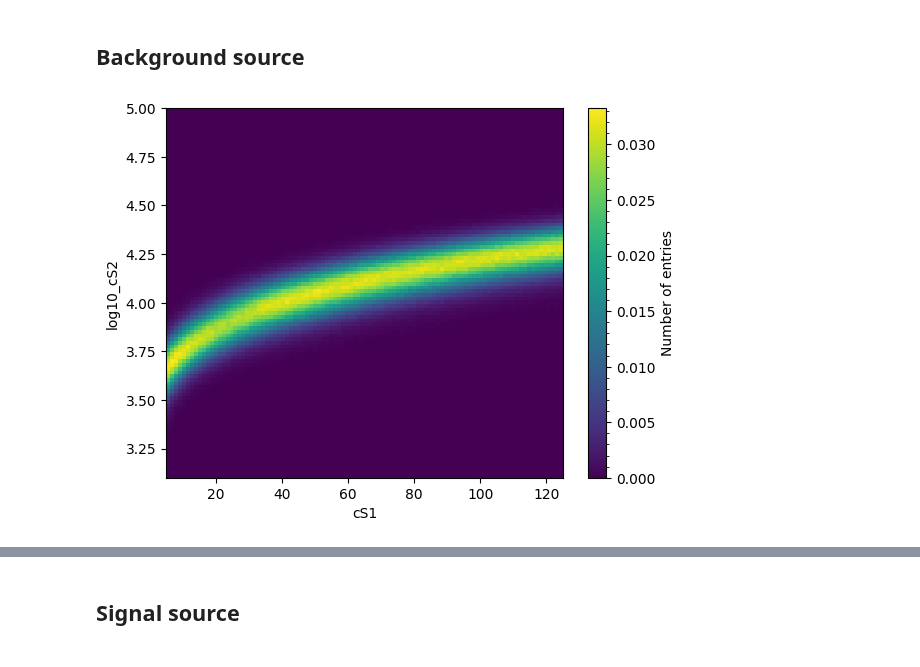
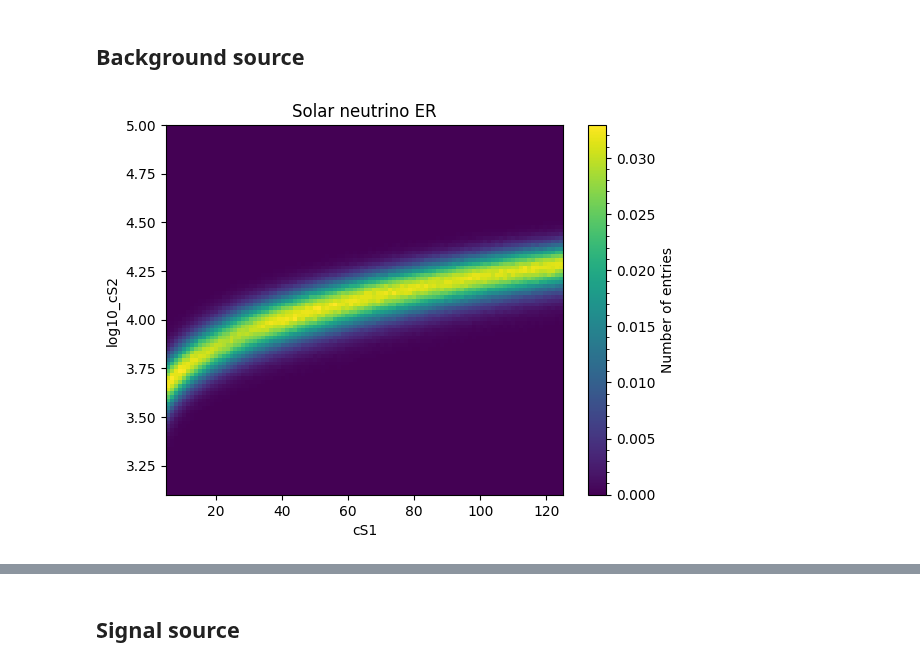
Before and after one commit to robertsjames/FlameFitSimple, a Jupyter notebook: analyses/CEvNS_discovery/XLZD_generate_templates.ipynb, the cells around one changed output, grey strips where cells are left out. Saved outputs shown, nothing was run; the diff lists cells and outputs as text; code cells hidden in the pictures.

```diff
--- a/analyses/CEvNS_discovery/XLZD_generate_templates.ipynb
+++ b/analyses/CEvNS_discovery/XLZD_generate_templates.ipynb
@@ -31,18 +28,19 @@ SolarER = fd.xlzd.XLZDvERSource(configuration='60t',
 # %%
 SolarER_hist = Histdd(bins=100, range=[[cS1_min, cS1_max], [log10_cS2_min, log10_cS2_max]], axis_names=['cS1', 'log10_cS2'])
 
 SolarER_data = SolarER.simulate(int(1e7))
 
 SolarER_hist.add(SolarER_data['cs1'], np.log10(SolarER_data['cs2']))
 
 SolarER_mu = SolarER.estimate_mu(n_trials=int(1e7))
 SolarER_hist.histogram = SolarER_hist.histogram / SolarER_hist.n * SolarER_mu
 
 SolarER_hist.plot()
+plt.title('Solar neutrino ER')
 
 pdfs[0]['SolarER'] = SolarER_hist
 # %% [output]
-[figure, old version]
+[figure, new version]
 # %%
 print(SolarER_mu)
 # %% [output]
```
Also changed, not shown: parts of 9 cells of this notebook, 1 other file.
